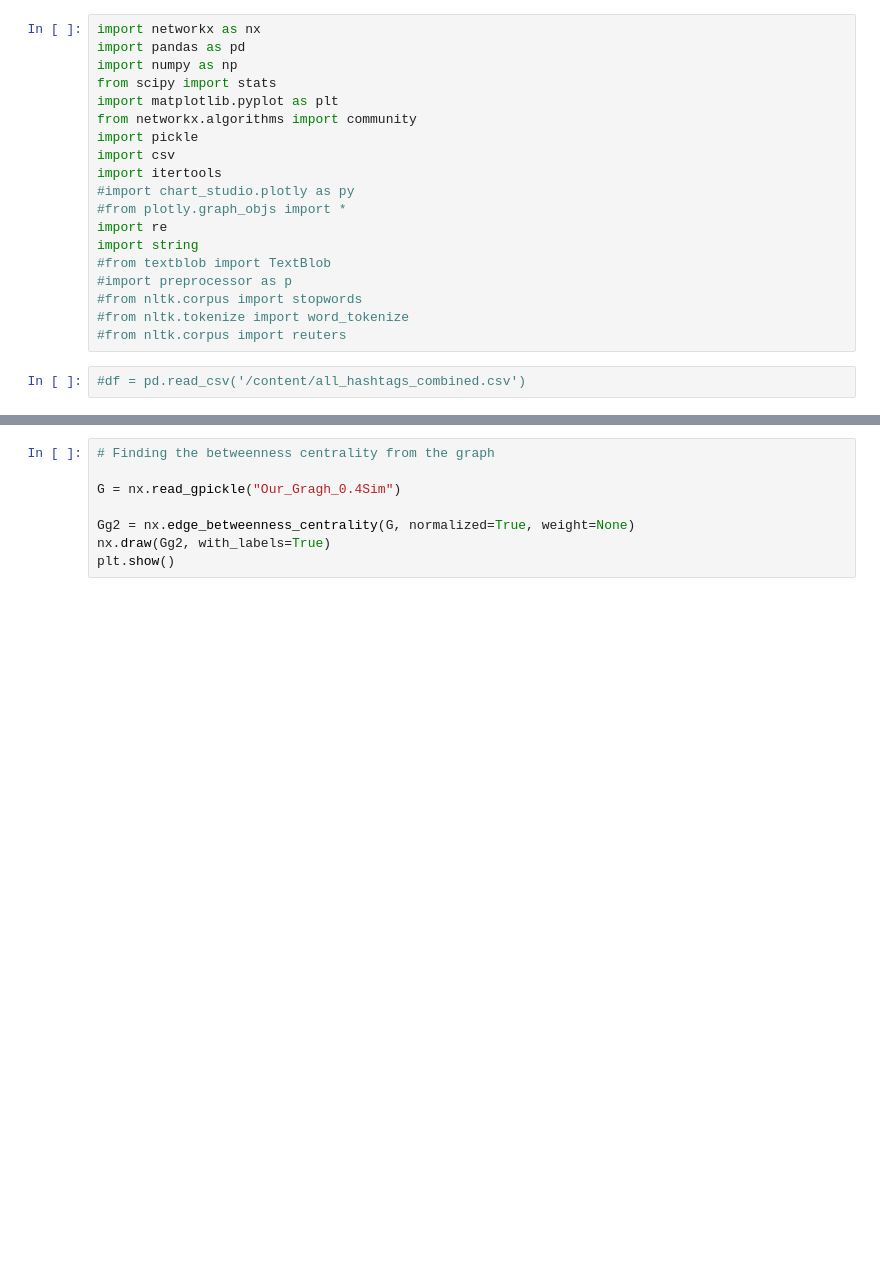
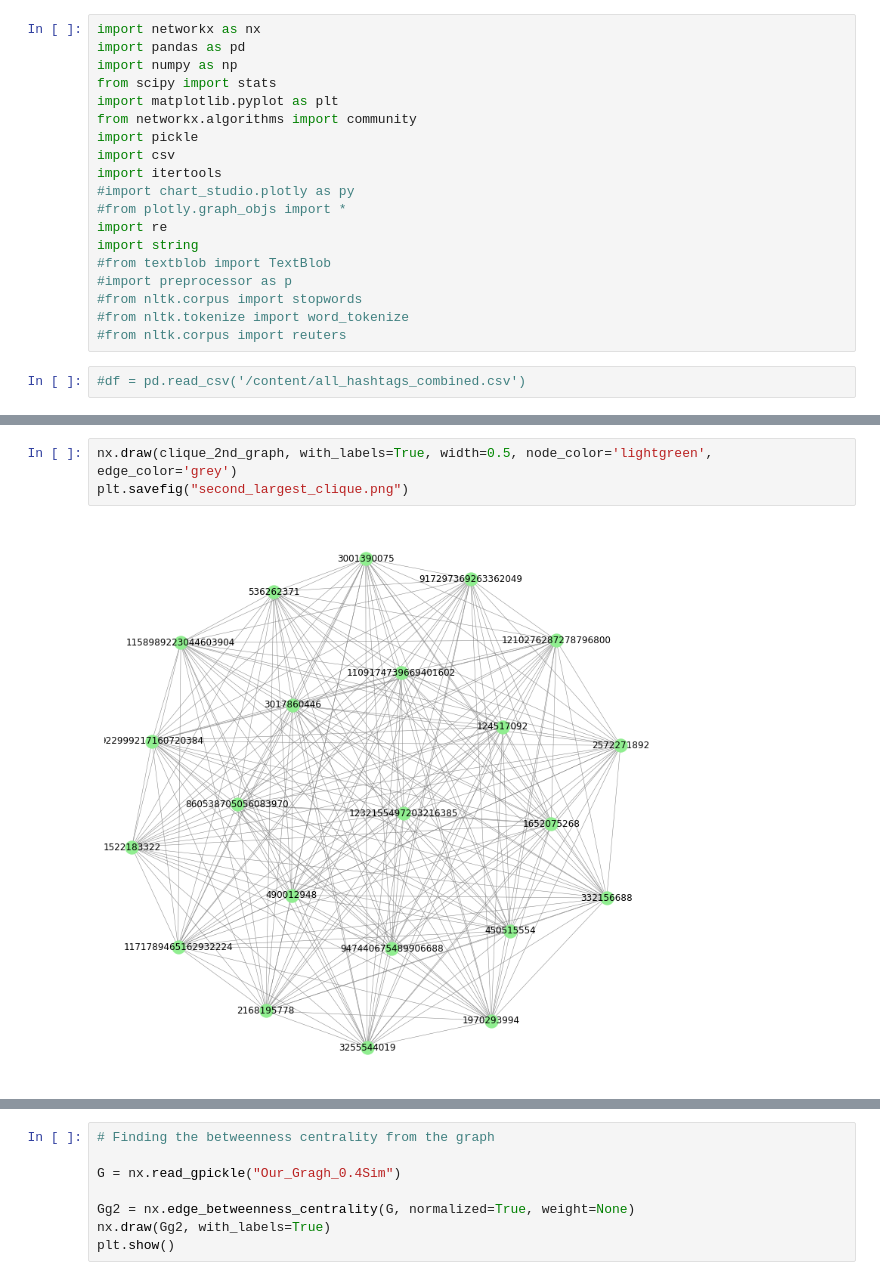
Before and after one commit to Bylka93/social-network-course, a Jupyter notebook: 5thtask.ipynb, the cells around one changed output, grey strips where cells are left out. Cells and saved outputs as stored; diff of their text form; blank space fills up the shorter version.

```diff
--- a/5thtask.ipynb
+++ b/5thtask.ipynb
@@ -31,0 +64,5 @@ plt.show()
+# %%
+nx.draw(clique_2nd_graph, with_labels=True, width=0.5, node_color='lightgreen', edge_color='grey')
+plt.savefig("second_largest_clique.png")
+# %% [output]
+[figure, added]
```
Also changed, not shown: parts of 7 cells of this notebook.
